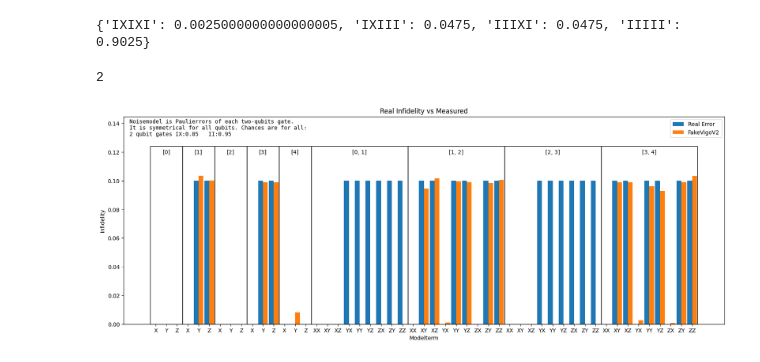
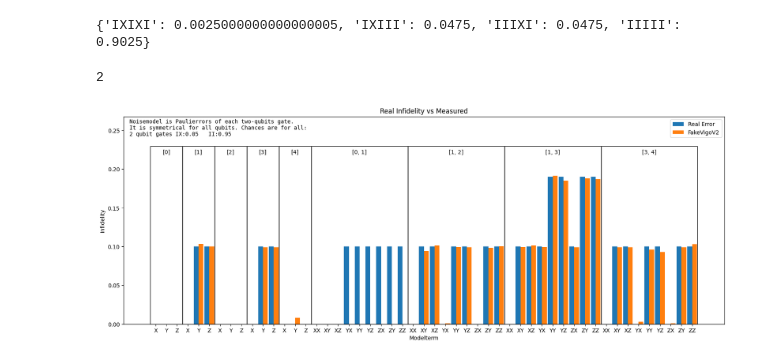
Before and after one commit to Fabrice-Schoeneberger/AutomatedPERTools, a Jupyter notebook: tutorial_notebooks/testrun/server_run_collection/False_32_500_100_1024_FakeVigoV2_False_True_{1, 2, 3, 4}_[2, 4, 8, 16]_CNOT_LAYER1/analyze_pnt.ipynb, the cells around one changed output. Saved outputs shown, nothing was run; the diff lists cells and outputs as text; code cells hidden in the pictures.

```diff
--- a/tutorial_notebooks/testrun/server_run_collection/False_32_500_100_1024_FakeVigoV2_False_True_{1, 2, 3, 4}_[2, 4, 8, 16]_CNOT_LAYER1/analyze_pnt.ipynb
+++ b/tutorial_notebooks/testrun/server_run_collection/False_32_500_100_1024_FakeVigoV2_False_True_{1, 2, 3, 4}_[2, 4, 8, 16]_CNOT_LAYER1/analyze_pnt.ipynb
@@ -63,11 +68,7 @@ main_folder = ""
 for segment in main_folder_path:
     main_folder = os.path.join(main_folder, segment)
 folders = [f for f in os.listdir(os.path.join(home_folder, main_folder)) if os.path.isdir(os.path.join(os.path.join(home_folder, main_folder), f))]
-filtered_folders = [f for f in folders if not "outputs" in f
-                    and not decipher_name(f)["do_cross_talk_noise"]
-                    and decipher_name(f)["pntsamples"]== 32
-                    and "CNOT" in f and "FakeVigoV2" in f and "CNOT_LAYER1" in f
-                    and decipher_name(f)["qubits"]== {1,2,3,4}]
+filtered_folders = [os.path.basename(os.getcwd())]
 for folder in filtered_folders:
     print(folder)
 # %% [output]
@@ -220,13 +221,10 @@ groups = []
 used_qubits = len(choosen_qubits)
 for qubit in choosen_qubits:
     groups += [pauli for pauli in pauli_basis(used_qubits) if str(pauli)[::-1][qubit] != 'I' and (splice_string(str(pauli)[::-1], [qubit]) == 'I'*(used_qubits-1))]
-for qubit1 in choosen_qubits:
-    for qubit2 in choosen_qubits:
-        if qubit1 <= qubit2:
-            continue
-        elif qubit1 == qubit2 +1:
-            print(qubit1, qubit2)
-            groups += [pauli for pauli in pauli_basis(used_qubits) if str(pauli)[::-1][choosen_qubits[qubit1]] != 'I' and str(pauli)[::-1][choosen_qubits[qubit2]] != 'I' and (splice_string(str(pauli)[::-1], [choosen_qubits[qubit1], choosen_qubits[qubit2]]) == 'I'*(used_qubits-2))]
+for qubit1, qubit2 in reversed([i for i in backend.coupling_map]):
+    if qubit1 > qubit2:
+        print(qubit1, qubit2)
+        groups += [pauli for pauli in pauli_basis(used_qubits) if str(pauli)[::-1][choosen_qubits[qubit1]] != 'I' and str(pauli)[::-1][choosen_qubits[qubit2]] != 'I' and (splice_string(str(pauli)[::-1], [choosen_qubits[qubit1], choosen_qubits[qubit2]]) == 'I'*(used_qubits-2))]
 print(groups)
 # %% [output]
 1 0
@@ -394,44 +392,57 @@ props = dict(boxstyle='round', facecolor='lightblue', alpha=0)
 ax.text(0.01, 0.99, textstr, transform=ax.transAxes, fontsize=10,
         verticalalignment='top', horizontalalignment='left', bbox=props, family='monospace')
 
+#Do the boxes and qubits indexes
+def get_indexes(string):
+    indexes = []
+    for i, f in enumerate(string):
+        if f != "I":
+            indexes.append(len(string)- i-1)
+    ret = []
+    for i in reversed(indexes):
+        ret.append(i)
+    return ret
+
+indexes = [get_indexes(str(i)) for i in groups]
+
 from matplotlib.patches import Rectangle
-
 boxes = []
 texts = []
 i = 0
 for j in range(5):
+    texts.append(indexes[i])
     array = [i, i+1, i+2]
     i+=3
     boxes.append(array)
-    texts.append("[" + str(j) + "]")
 
 for j in range(4):
+    texts.append(indexes[i])
     array = []
     for __ in range(9):
         array.append(i)
         i+=1
     boxes.append(array)
-    texts.append("[" + str(j)+ ", " + str(j+1) + "]")
+    #texts.append("[" + str(j)+ ", " + str(j+1) + "]")
 for group, text in zip(boxes, texts):
     rect_1 = Rectangle((min(group) - 0.5, -maxvalue*0), width=len(group), height=maxvalue*1.2,
                     edgecolor='black', linewidth=1, facecolor='none')
     ax.add_patch(rect_1)
     ax.text(sum(group)/len(group), maxvalue*1.15, text, fontsize=10, ha='center')
 
 #rect = Rectangle((-50, 0), width=10000, height=0, edgecolor='black', linewidth=1, facecolor='none')
 #ax.add_patch(rect)
 
 # Display the plot
 plt.tight_layout()
 #plt.show()
 if coe:
     ax.set_title('Real Coefficients vs Measured')
     ax.set_ylabel('Coefficient')
     plt.savefig("Coefficient", bbox_inches='tight')
 else:
     ax.set_title('Real Infidelity vs Measured')
     ax.set_ylabel('Infidelity')
     plt.savefig("Infidelity", bbox_inches='tight')
 # %% [output]
 2
-[figure, old version]
+[figure, new version]
```
Also changed, not shown: parts of 4 cells of this notebook, 20 other files.
